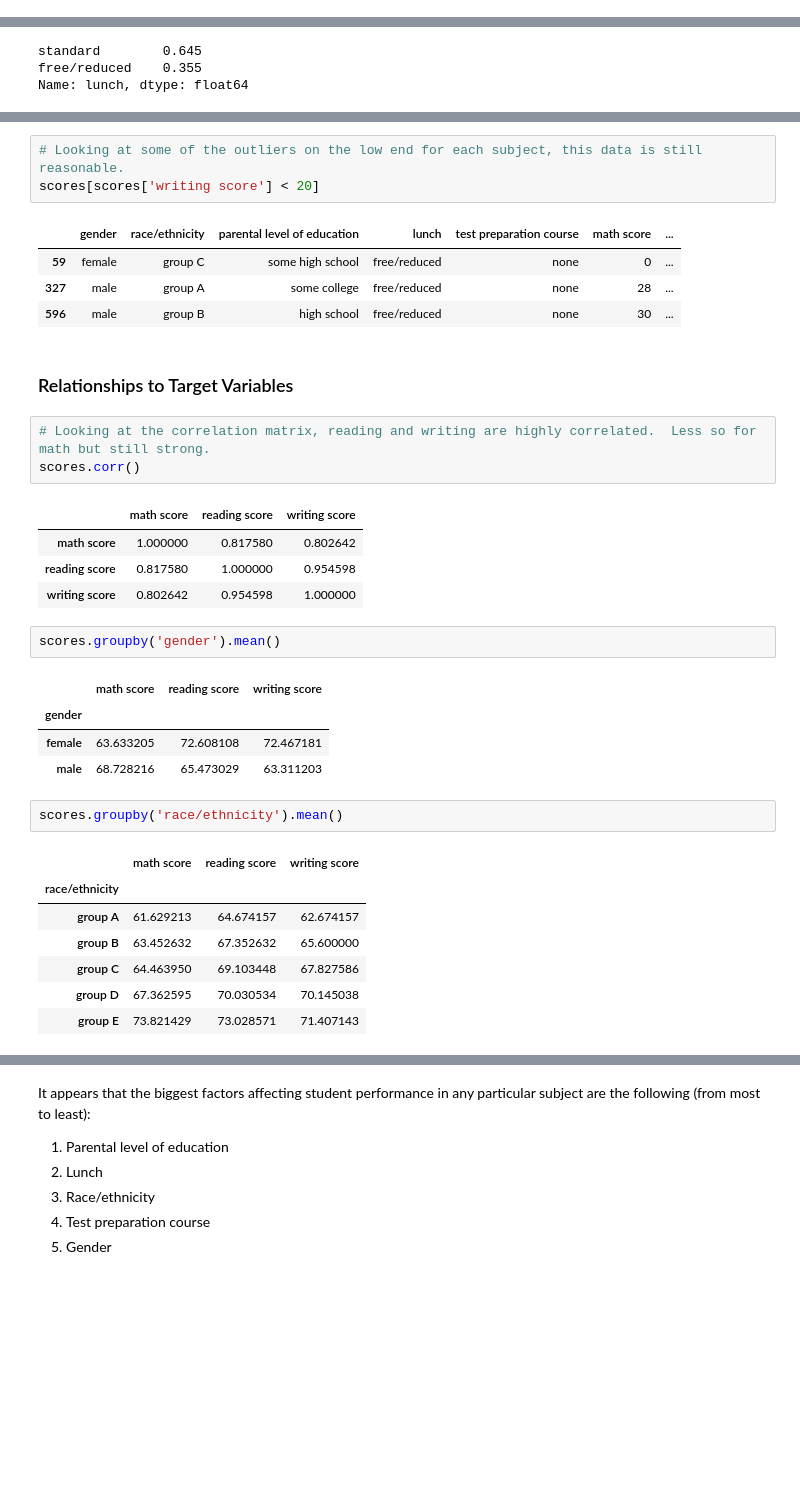
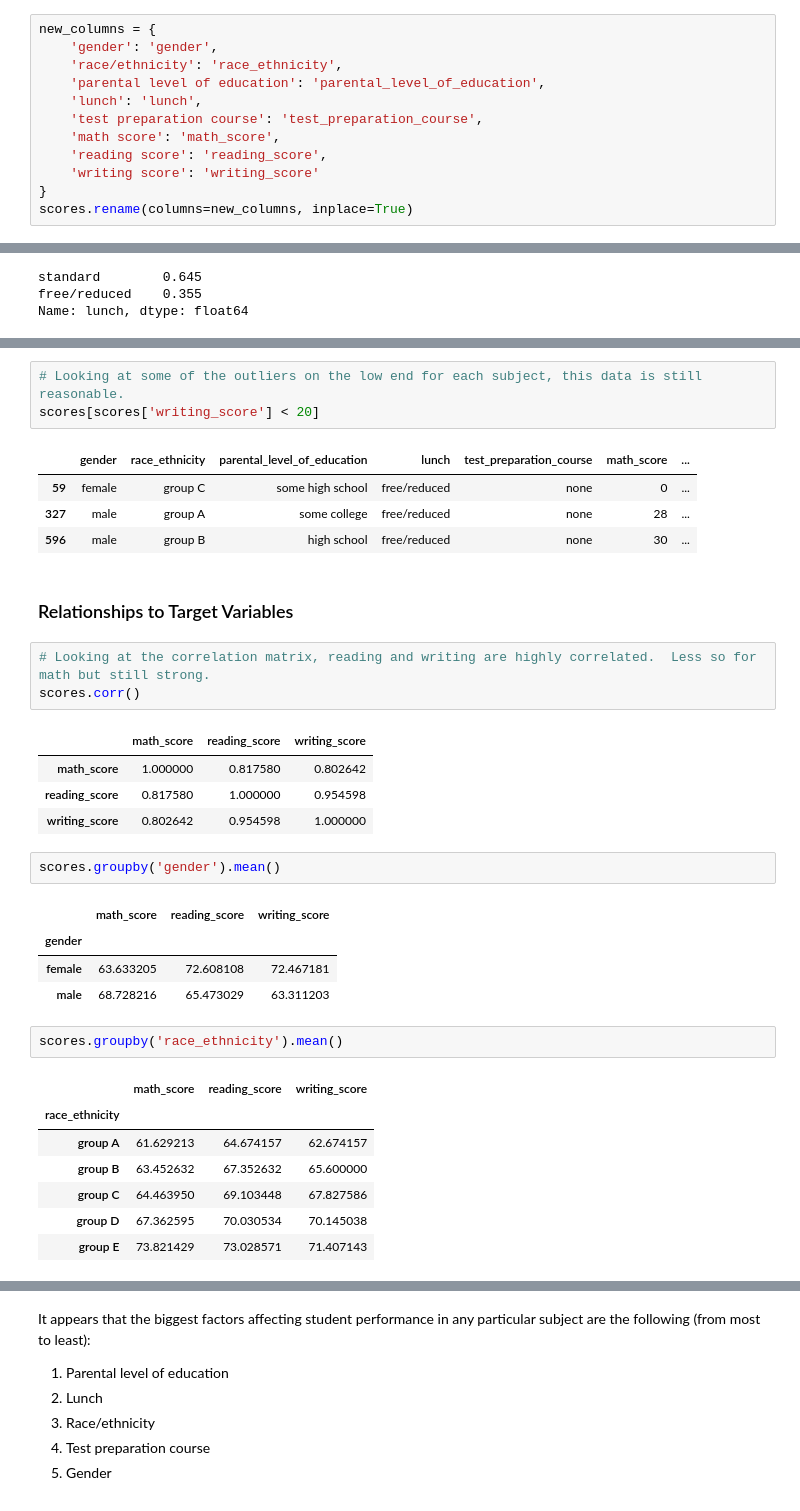
Before and after one commit to albert-ntiri/student_performance, a Jupyter notebook: Student_Performance_EDA.ipynb, the cells around one changed output, grey strips where cells are left out. Cells and saved outputs as stored; diff of their text form; blank space fills up the shorter version.

```diff
--- a/Student_Performance_EDA.ipynb
+++ b/Student_Performance_EDA.ipynb
@@ -64,6 +64,18 @@ scores.describe(include='all')
 sum(scores.duplicated())
 # %% [output]
 0
+# %%
+new_columns = {
+    'gender': 'gender',
+    'race/ethnicity': 'race_ethnicity',
+    'parental level of education': 'parental_level_of_education',
+    'lunch': 'lunch',
+    'test preparation course': 'test_preparation_course',
+    'math score': 'math_score',
+    'reading score': 'reading_score',
+    'writing score': 'writing_score'
+}
+scores.rename(columns=new_columns, inplace=True)
 # %%
 # Unique values of each categorical variable.
 scores['gender'].unique()
@@ -161,9 +173,9 @@ scores[scores['reading score'] < 20]
 | 59 | female | group C | some high school | free/reduced | none | 0 | ... |
 # %%
 # Looking at some of the outliers on the low end for each subject, this data is still reasonable.
-scores[scores['writing score'] < 20]
+scores[scores['writing_score'] < 20]
 # %% [output]
-|  | gender | race/ethnicity | parental level of education | lunch | test preparation course | math score | ... |
+|  | gender | race_ethnicity | parental_level_of_education | lunch | test_preparation_course | math_score | ... |
 | 59 | female | group C | some high school | free/reduced | none | 0 | ... |
 | 327 | male | group A | some college | free/reduced | none | 28 | ... |
 | 596 | male | group B | high school | free/reduced | none | 30 | ... |
@@ -173,22 +185,22 @@ scores[scores['writing score'] < 20]
 # Looking at the correlation matrix, reading and writing are highly correlated.  Less so for math but still strong.
 scores.corr()
 # %% [output]
-|  | math score | reading score | writing score |
-| math score | 1.000000 | 0.817580 | 0.802642 |
-| reading score | 0.817580 | 1.000000 | 0.954598 |
-| writing score | 0.802642 | 0.954598 | 1.000000 |
+|  | math_score | reading_score | writing_score |
+| math_score | 1.000000 | 0.817580 | 0.802642 |
+| reading_score | 0.817580 | 1.000000 | 0.954598 |
+| writing_score | 0.802642 | 0.954598 | 1.000000 |
 # %%
 scores.groupby('gender').mean()
 # %% [output]
-|  | math score | reading score | writing score |
+|  | math_score | reading_score | writing_score |
 | gender |  |  |  |
 | female | 63.633205 | 72.608108 | 72.467181 |
 | male | 68.728216 | 65.473029 | 63.311203 |
 # %%
-scores.groupby('race/ethnicity').mean()
+scores.groupby('race_ethnicity').mean()
 # %% [output]
-|  | math score | reading score | writing score |
-| race/ethnicity |  |  |  |
+|  | math_score | reading_score | writing_score |
+| race_ethnicity |  |  |  |
 | group A | 61.629213 | 64.674157 | 62.674157 |
 | group B | 63.452632 | 67.352632 | 65.600000 |
 | group C | 64.463950 | 69.103448 | 67.827586 |
```
Also changed, not shown: parts of 61 cells of this notebook.
